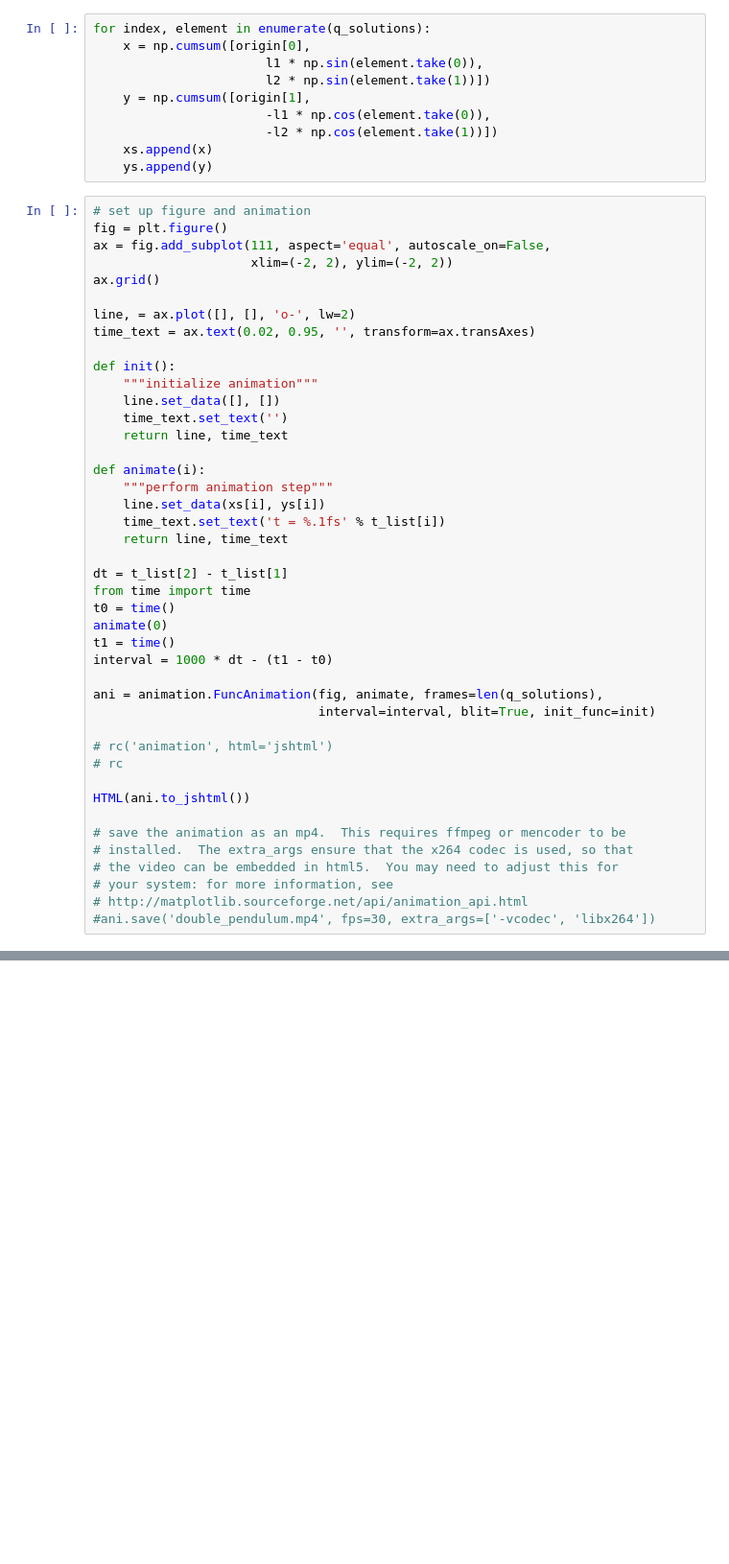
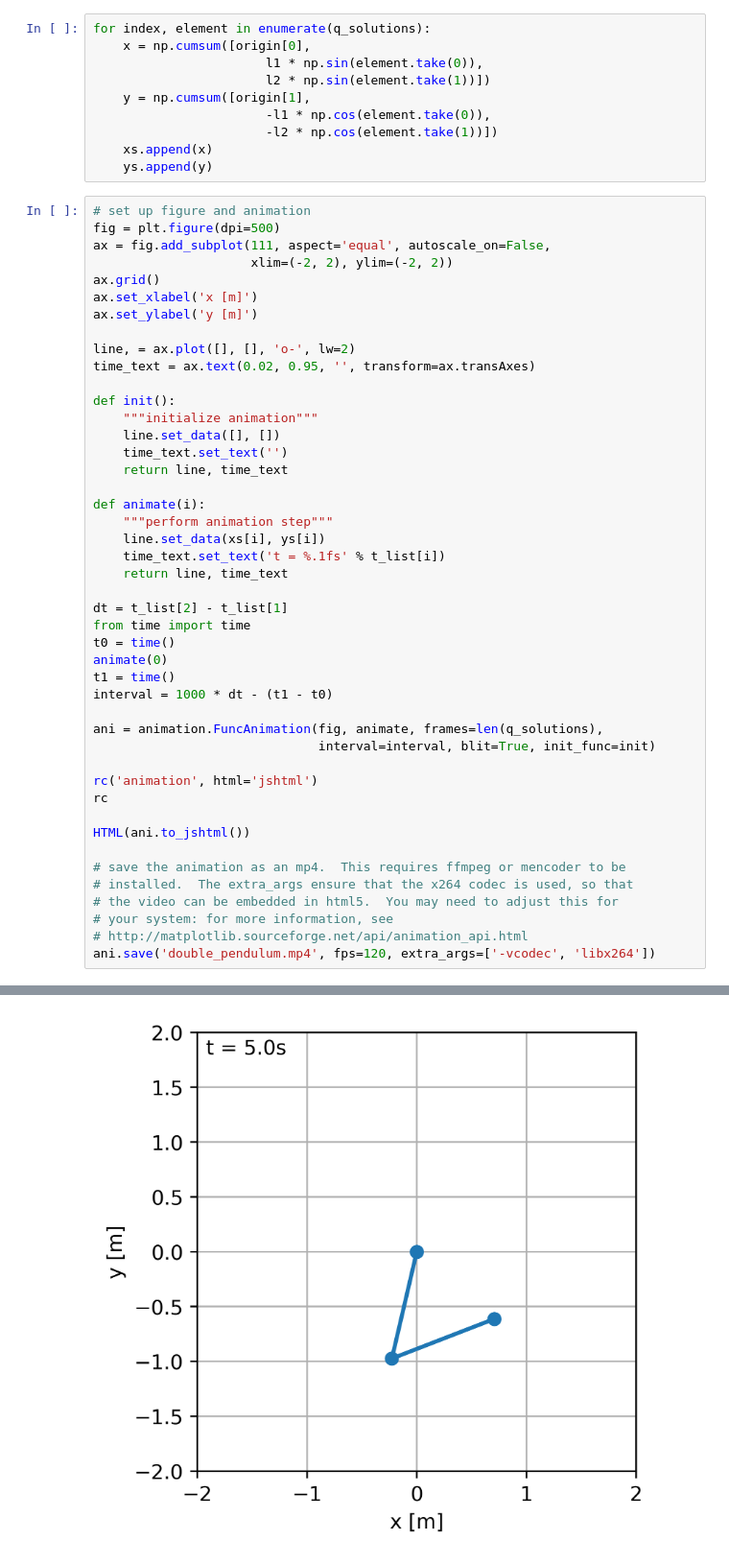
Before and after one commit to hcoplestone/sios, a Jupyter notebook: Double Pendulum.ipynb, the cells around one changed output, grey strips where cells are left out. Shown: that part at 96% size. Cells and saved outputs as stored; diff of their text form; blank space fills up the shorter version.

```diff
--- a/Double Pendulum.ipynb
+++ b/Double Pendulum.ipynb
@@ -47,10 +86,12 @@ for index, element in enumerate(q_solutions):
     ys.append(y)
 # %%
 # set up figure and animation
-fig = plt.figure()
+fig = plt.figure(dpi=500)
 ax = fig.add_subplot(111, aspect='equal', autoscale_on=False,
                      xlim=(-2, 2), ylim=(-2, 2))
 ax.grid()
+ax.set_xlabel('x [m]')
+ax.set_ylabel('y [m]')
 
 line, = ax.plot([], [], 'o-', lw=2)
 time_text = ax.text(0.02, 0.95, '', transform=ax.transAxes)
@@ -77,8 +118,8 @@ interval = 1000 * dt - (t1 - t0)
 ani = animation.FuncAnimation(fig, animate, frames=len(q_solutions),
                               interval=interval, blit=True, init_func=init)
 
-# rc('animation', html='jshtml')
-# rc
+rc('animation', html='jshtml')
+rc
 
 HTML(ani.to_jshtml())
 
@@ -87,4 +128,5 @@ HTML(ani.to_jshtml())
 # the video can be embedded in html5.  You may need to adjust this for
 # your system: for more information, see
 # http://matplotlib.sourceforge.net/api/animation_api.html
-#ani.save('double_pendulum.mp4', fps=30, extra_args=['-vcodec', 'libx264'])
+ani.save('double_pendulum.mp4', fps=120, extra_args=['-vcodec', 'libx264'])
+# %% [output]
@@ -91 +134,2 @@ HTML(ani.to_jshtml())
+[figure, added]
 # %%
```
Also changed, not shown: parts of 4 cells of this notebook, 9 other files.
